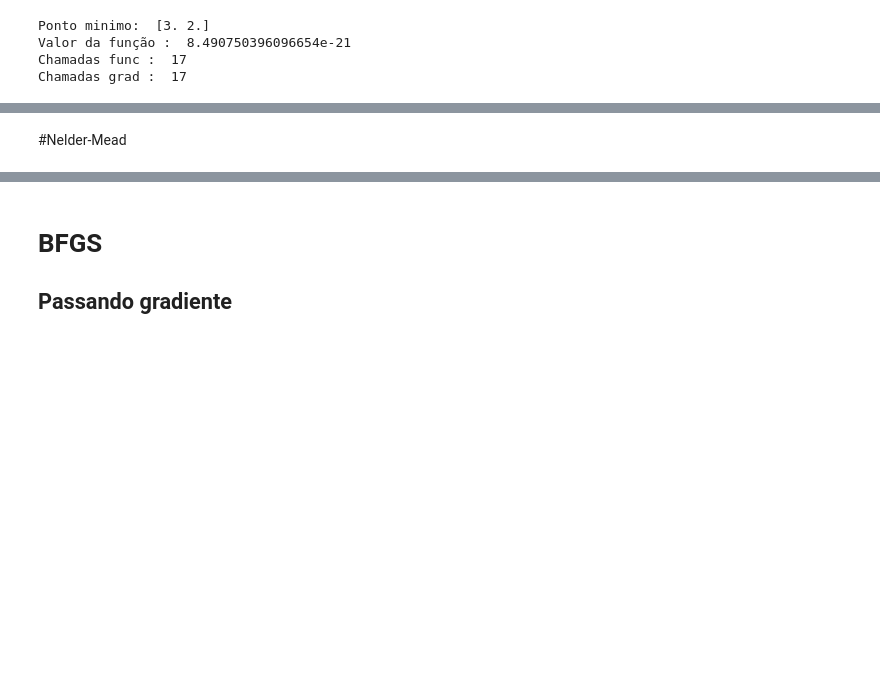
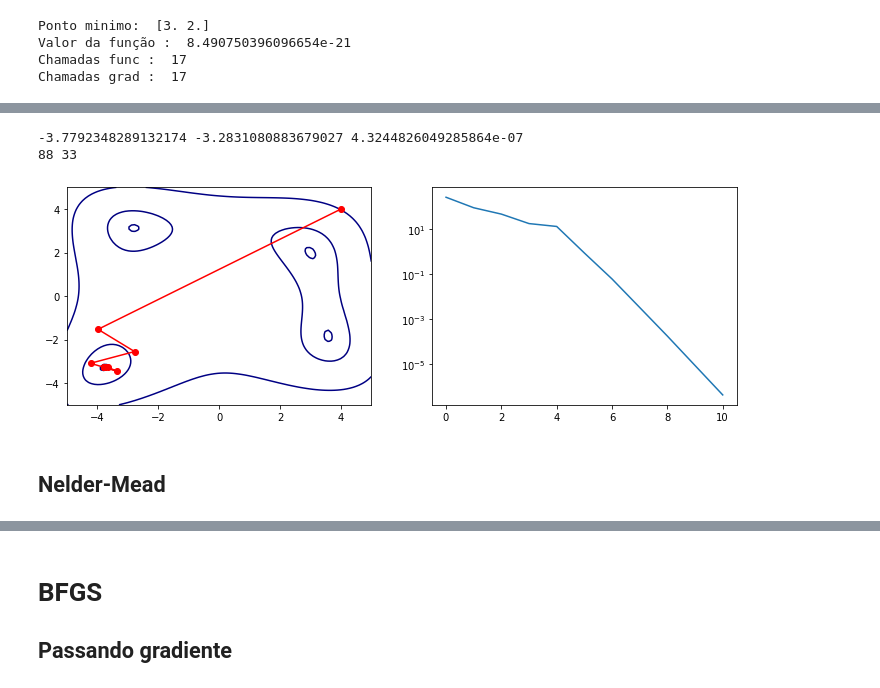
Before and after one commit to vitorml34/MO431, a Jupyter notebook: Tarefa-3.ipynb, the cells around one changed output, grey strips where cells are left out. Saved outputs shown, nothing was run; the diff lists cells and outputs as text; code cells hidden in the pictures; blank space fills up the shorter version.

```diff
--- a/Tarefa-3.ipynb
+++ b/Tarefa-3.ipynb
@@ -60,4 +132,12 @@ Chamadas grad :  17
+# %%
+print(gd_x1_lr3[-1],gd_x2_lr3[-1],gd_func_lr3[-1])
+print(himm_func_call_cnt,himm_grad_call_cnt)
+visualize_opt(himmelblau_func,ps)
+# %% [output]
+-3.7792348289132174 -3.2831080883679027 4.3244826049285864e-07
+88 33
+[figure, added]
 # %% [markdown]
-#Nelder-Mead
+## Nelder-Mead
 # %%
 ini_simplex = np.array([[-4.0,-4.0],[-4.0,1.0],[4.0,-1.0]])
```
Also changed, not shown: parts of 15 cells of this notebook.
